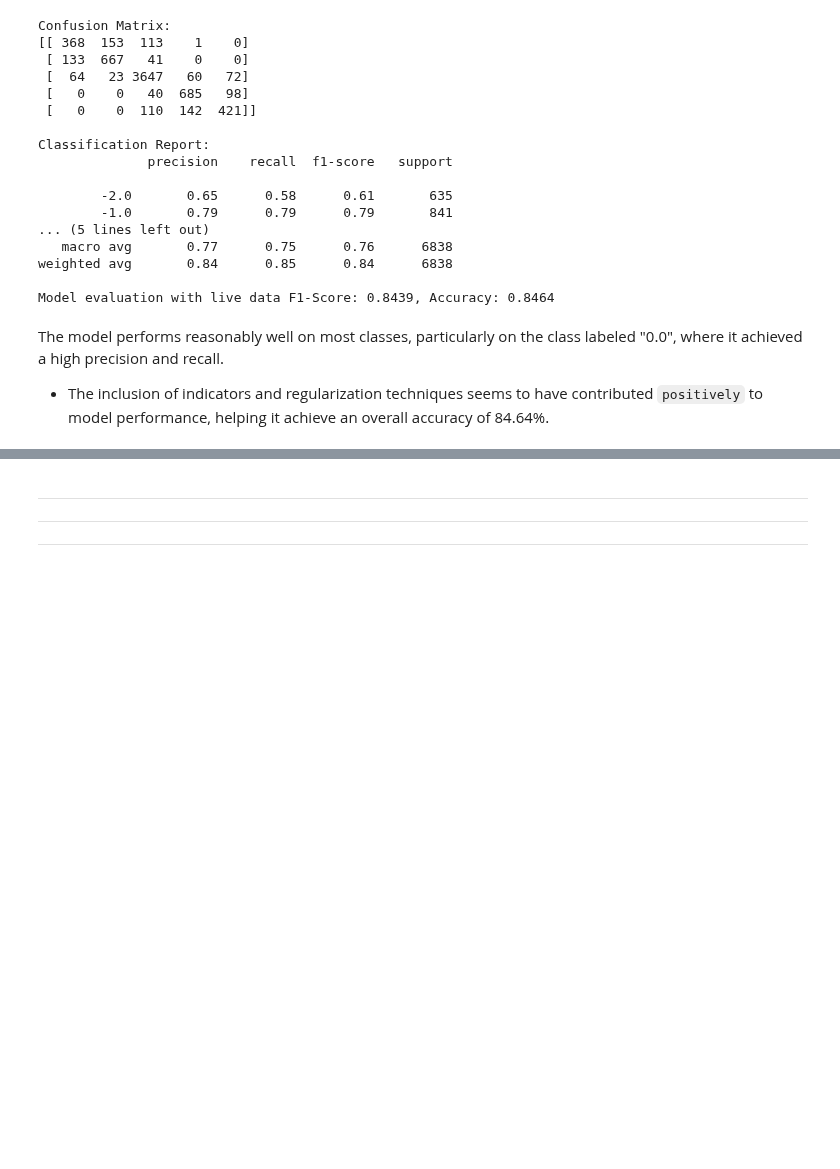
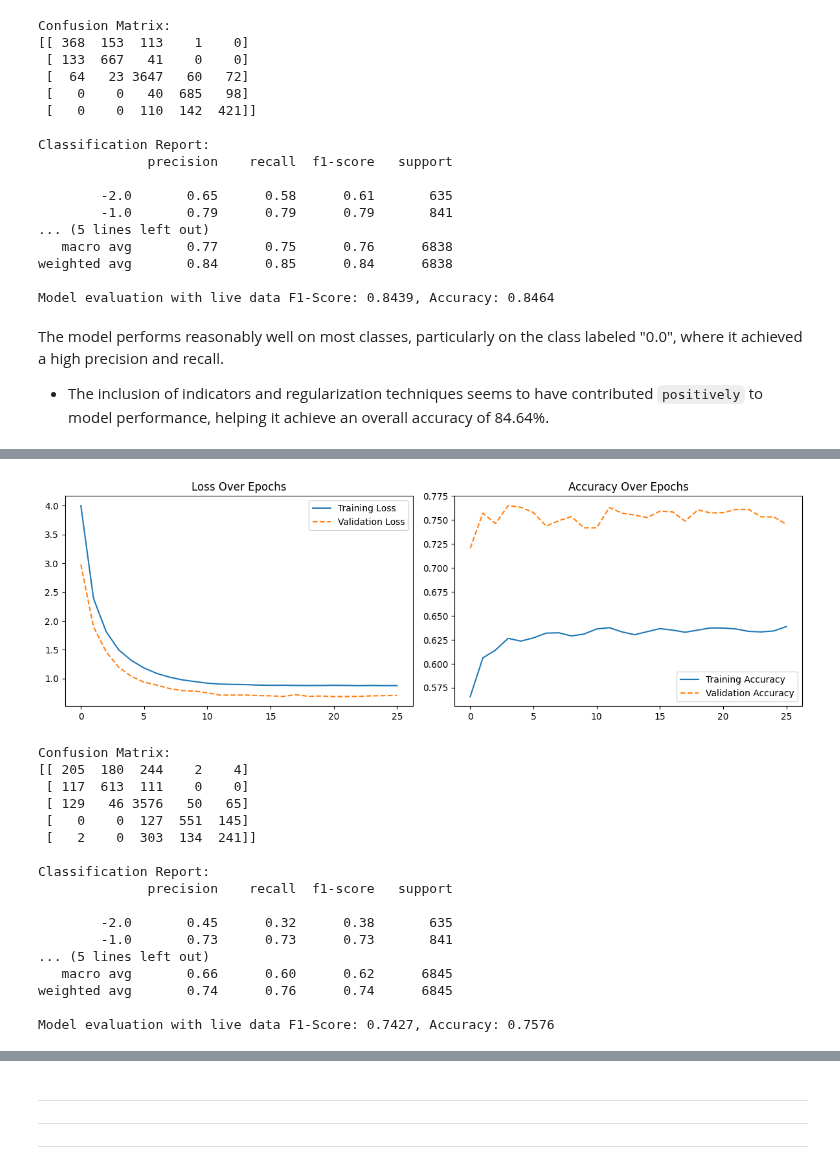
Before and after one commit to natapone/btc_live_price_prediction, a Jupyter notebook: 04_deep_learning_model.ipynb, the cells around one changed output, grey strips where cells are left out. Saved outputs shown, nothing was run; the diff lists cells and outputs as text; code cells hidden in the pictures; blank space fills up the shorter version.

Commit message:
predict t+3,4,5

```diff
--- a/04_deep_learning_model.ipynb
+++ b/04_deep_learning_model.ipynb
@@ -1088,0 +1093,20 @@ The model performs reasonably well on most classes, particularly on the class la
+# %%
+T = 24 # number of periods to use as input features (time steps)
+
+df = read_hist_data()
+df = get_target_next_ema_diff(df, target_shift=3)
+df = get_features_v3(df, T=T)
+df = df.dropna()
+
+# print(df.head(5))
+# print(df.tail(5))
+
+F = int((df.shape[1] -1) / T) # number of input features
+C = 5 # number of classes
+
+# Count target values
+print("Count", df['target'].value_counts())
+
+print("Data shape: ", df.shape )
+print(f"Input shape: ({T}, {F})")
+df.describe()
@@ -1088,0 +1286,20 @@ The model performs reasonably well on most classes, particularly on the class la
+# %%
+T = 24 # number of periods to use as input features (time steps)
+
+df = read_hist_data()
+df = get_target_next_ema_diff(df, target_shift=4)
+df = get_features_v3(df, T=T)
+df = df.dropna()
+
+# print(df.head(5))
+# print(df.tail(5))
+
+F = int((df.shape[1] -1) / T) # number of input features
+C = 5 # number of classes
+
+# Count target values
+print("Count", df['target'].value_counts())
+
+print("Data shape: ", df.shape )
+print(f"Input shape: ({T}, {F})")
+df.describe()
@@ -1088,0 +1326,21 @@ The model performs reasonably well on most classes, particularly on the class la
+# %%
+train_dl_trend_prediction_model(df, T, model_name = 'dl_btc_ema_4hr_trend',test_size=0.3, epochs=50)
+# %% [output]
+[figure, added]
+Confusion Matrix:
+[[ 205  180  244    2    4]
+ [ 117  613  111    0    0]
+ [ 129   46 3576   50   65]
+ [   0    0  127  551  145]
+ [   2    0  303  134  241]]
+
+Classification Report:
+              precision    recall  f1-score   support
+
+        -2.0       0.45      0.32      0.38       635
+        -1.0       0.73      0.73      0.73       841
+... (5 lines left out)
+   macro avg       0.66      0.60      0.62      6845
+weighted avg       0.74      0.76      0.74      6845
+
+Model evaluation with live data F1-Score: 0.7427, Accuracy: 0.7576
```
Also changed, not shown: parts of 24 cells of this notebook.
